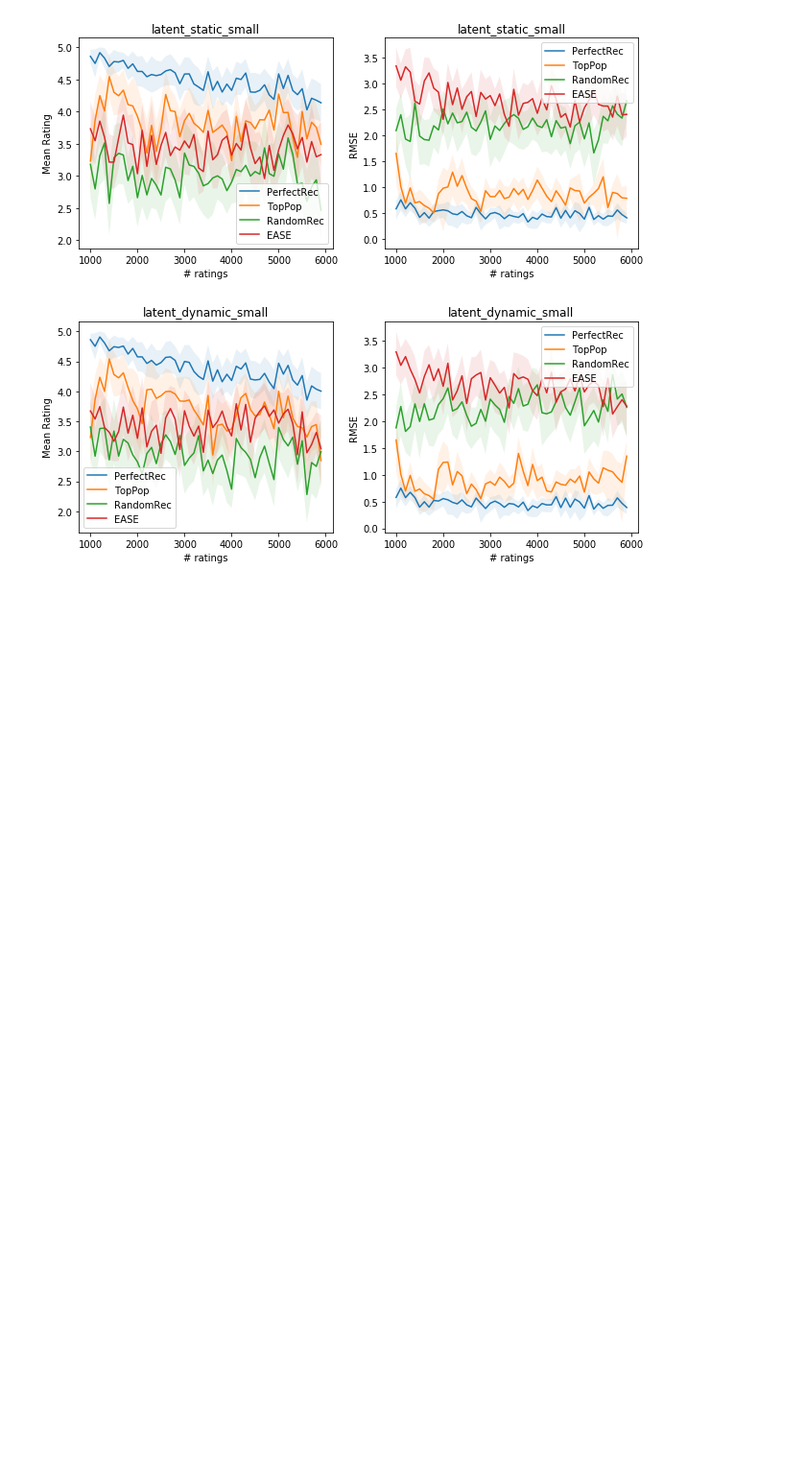
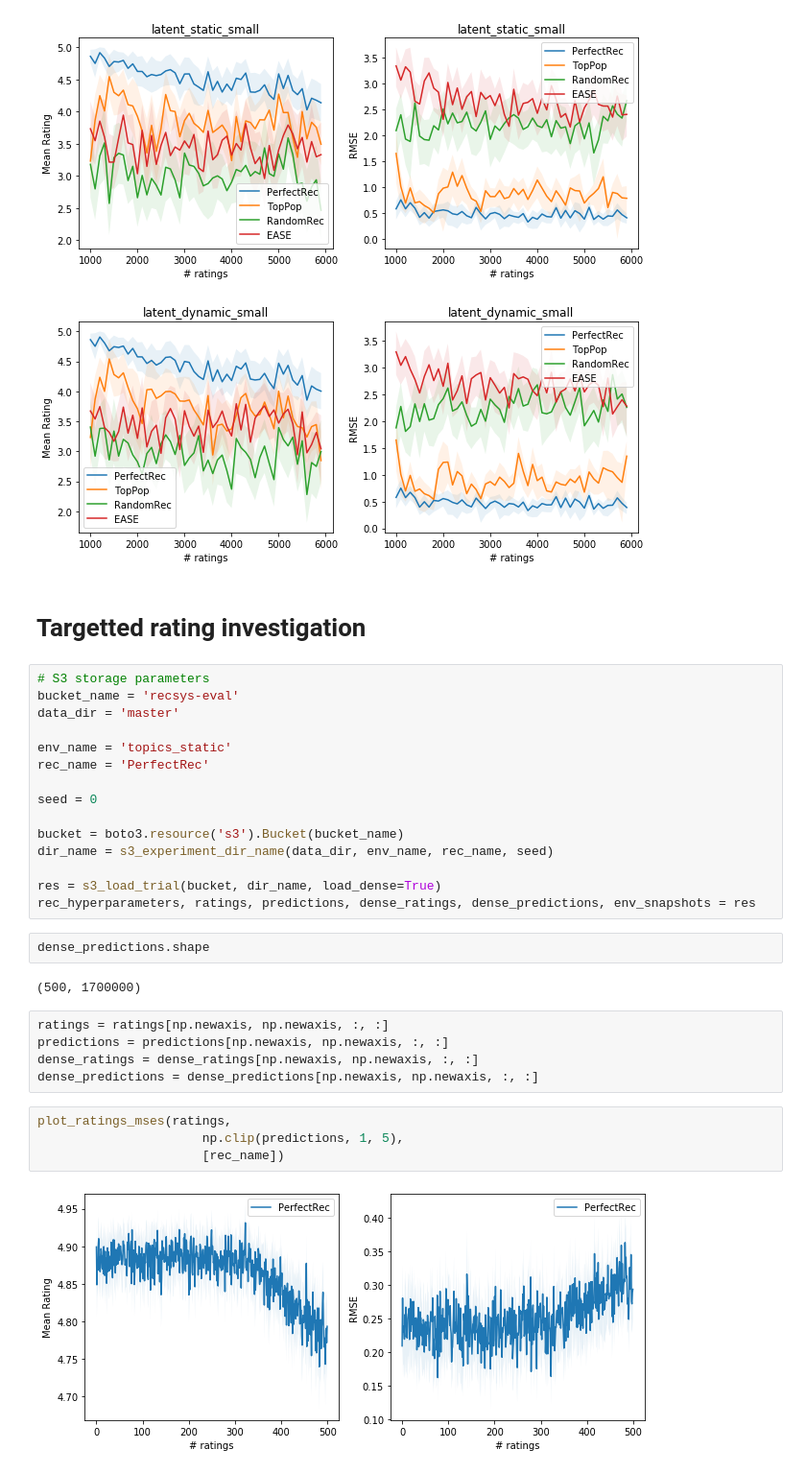
Before and after one commit to berkeley-reclab/RecLab, a Jupyter notebook: experiments/Plotting-Results.ipynb, the cells around one changed output. Shown at 96% size. Drawn from its saved outputs; the diff is of its cells as text; blank space fills up the shorter version.

Commit message:
looking into perfectrec performance

```diff
--- a/experiments/Plotting-Results.ipynb
+++ b/experiments/Plotting-Results.ipynb
@@ -76,3 +74,35 @@ for env_name in env_names:
 [figure]
 [figure]
 [figure]
+# %% [markdown]
+# Targetted rating investigation
+# %%
+# S3 storage parameters
+bucket_name = 'recsys-eval'
+data_dir = 'master'
+
+env_name = 'topics_static'
+rec_name = 'PerfectRec'
+
+seed = 0
+
+bucket = boto3.resource('s3').Bucket(bucket_name)
+dir_name = s3_experiment_dir_name(data_dir, env_name, rec_name, seed)
+
+res = s3_load_trial(bucket, dir_name, load_dense=True)
+rec_hyperparameters, ratings, predictions, dense_ratings, dense_predictions, env_snapshots = res
+# %%
+dense_predictions.shape
+# %% [output]
+(500, 1700000)
+# %%
+ratings = ratings[np.newaxis, np.newaxis, :, :]
+predictions = predictions[np.newaxis, np.newaxis, :, :]
+dense_ratings = dense_ratings[np.newaxis, np.newaxis, :, :]
+dense_predictions = dense_predictions[np.newaxis, np.newaxis, :, :]
+# %%
+plot_ratings_mses(ratings,
+                      np.clip(predictions, 1, 5),
+                      [rec_name])
+# %% [output]
+[figure, added]
```
Also changed, not shown: parts of 5 cells of this notebook.
